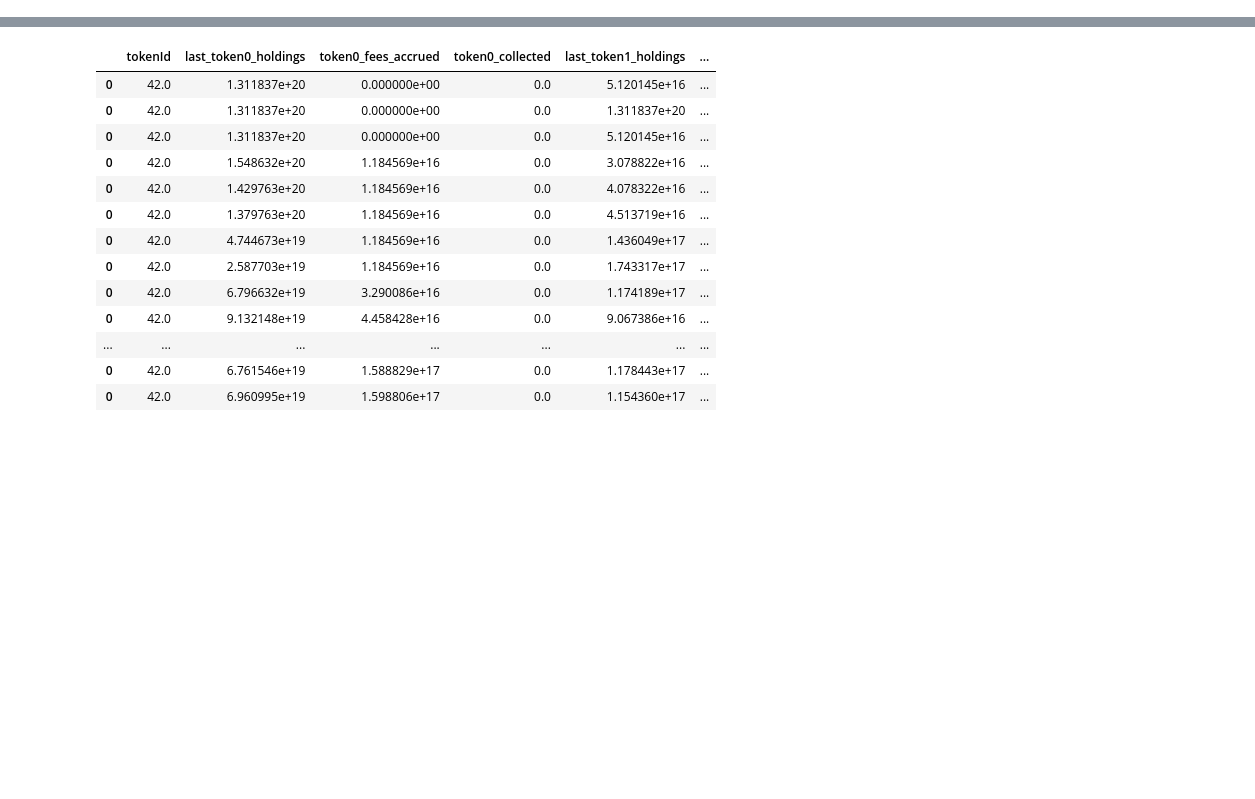
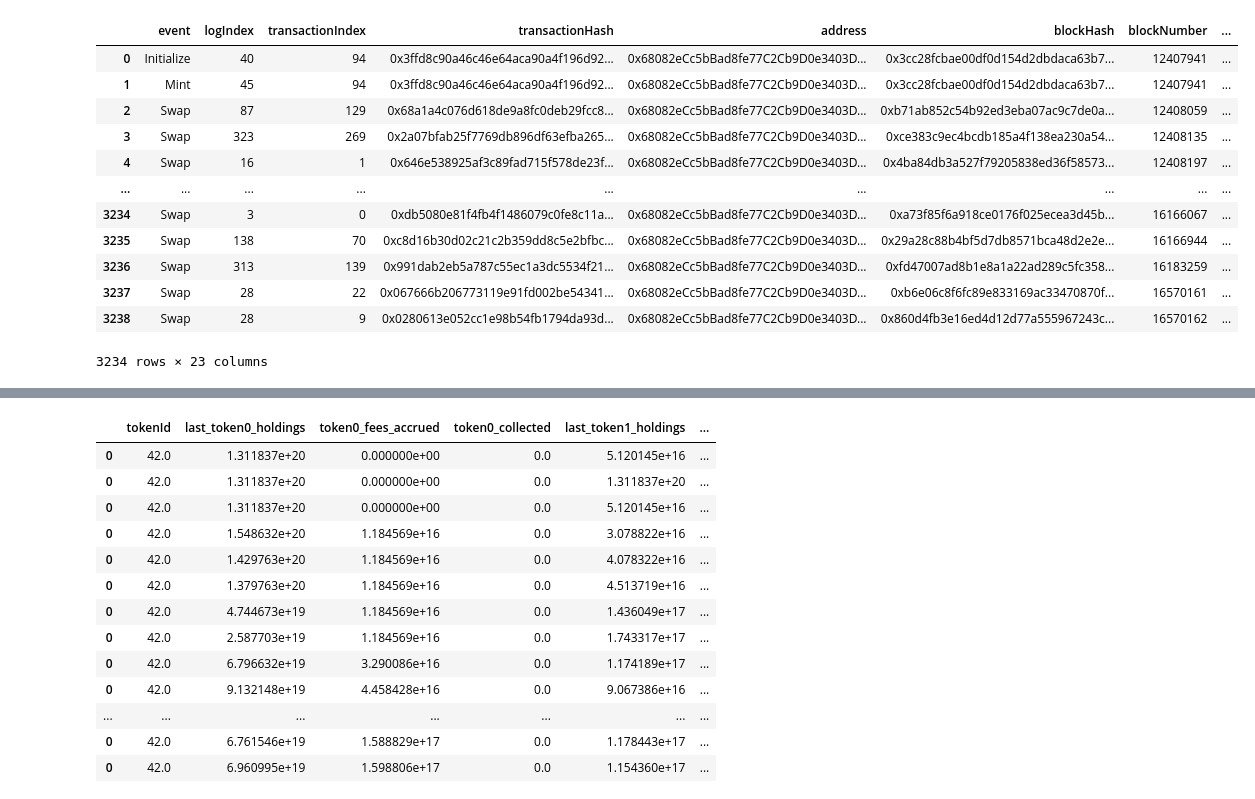
Before and after one commit to Luke-J-Johnson/amm-liquidity, a Jupyter notebook: pools/cl_cpmm/cl_cpmm_usage.ipynb, the cells around one changed output, grey strips where cells are left out. Drawn from its saved outputs; the diff is of its cells as text; code cells hidden in the pictures; blank space fills up the shorter version.

```diff
--- a/pools/cl_cpmm/cl_cpmm_usage.ipynb
+++ b/pools/cl_cpmm/cl_cpmm_usage.ipynb
@@ -59,6 +94,2 @@ df
 # %%
-df = df.merge(nft[['transactionHash', 'tokenId', 'liquidity']], on= ['transactionHash'], how='left')
+df = df.merge(nft[['transactionHash', 'tokenId', 'event']].loc[nft['event'].isin(['Collect', 'Mint', 'Burn'])], on= ['transactionHash', 'event'], how='left')
-# %%
-df['tokenId'] = df['tokenId'].mask(df['event'] == 'Initialize', pd.NA)
-# %%
-df = df.drop_duplicates(subset=['event', 'transactionHash', 'logIndex']).reset_index(drop = True) #wont merge when two+ mints are in transaction, but ill leave you to sort the best way to merge
@@ -67,3 +96,22 @@ df = df.drop_duplicates(subset=['event', 'transactionHash', 'logIndex']).reset_i
+# %%
+#clean for null burns
+df.drop(df.loc[(df['event'] == 'Burn')&(df['args.amount'] == 0)&(df['args.amount0'] == 0)&(df['args.amount1'] == 0)].index, inplace=True)
+# %%
+df
+# %% [output]
+|  | event | logIndex | transactionIndex | transactionHash | address | blockHash | blockNumber | ... |
+| 0 | Initialize | 40 | 94 | 0x3ffd8c90a46c46e64aca90a4f196d92... | 0x68082eCc5bBad8fe77C2Cb9D0e3403D... | 0x3cc28fcbae00df0d154d2dbdaca63b7... | 12407941 | ... |
+| 1 | Mint | 45 | 94 | 0x3ffd8c90a46c46e64aca90a4f196d92... | 0x68082eCc5bBad8fe77C2Cb9D0e3403D... | 0x3cc28fcbae00df0d154d2dbdaca63b7... | 12407941 | ... |
+| 2 | Swap | 87 | 129 | 0x68a1a4c076d618de9a8fc0deb29fcc8... | 0x68082eCc5bBad8fe77C2Cb9D0e3403D... | 0xb71ab852c54b92ed3eba07ac9c7de0a... | 12408059 | ... |
+| 3 | Swap | 323 | 269 | 0x2a07bfab25f7769db896df63efba265... | 0x68082eCc5bBad8fe77C2Cb9D0e3403D... | 0xce383c9ec4bcdb185a4f138ea230a54... | 12408135 | ... |
+| 4 | Swap | 16 | 1 | 0x646e538925af3c89fad715f578de23f... | 0x68082eCc5bBad8fe77C2Cb9D0e3403D... | 0x4ba84db3a527f79205838ed36f58573... | 12408197 | ... |
+| ... | ... | ... | ... | ... | ... | ... | ... | ... |
+| 3234 | Swap | 3 | 0 | 0xdb5080e81f4fb4f1486079c0fe8c11a... | 0x68082eCc5bBad8fe77C2Cb9D0e3403D... | 0xa73f85f6a918ce0176f025ecea3d45b... | 16166067 | ... |
+| 3235 | Swap | 138 | 70 | 0xc8d16b30d02c21c2b359dd8c5e2bfbc... | 0x68082eCc5bBad8fe77C2Cb9D0e3403D... | 0x29a28c88b4bf5d7db8571bca48d2e2e... | 16166944 | ... |
+| 3236 | Swap | 313 | 139 | 0x991dab2eb5a787c55ec1a3dc5534f21... | 0x68082eCc5bBad8fe77C2Cb9D0e3403D... | 0xfd47007ad8b1e8a1a22ad289c5fc358... | 16183259 | ... |
+| 3237 | Swap | 28 | 22 | 0x067666b206773119e91fd002be54341... | 0x68082eCc5bBad8fe77C2Cb9D0e3403D... | 0xb6e06c8f6fc89e833169ac33470870f... | 16570161 | ... |
+| 3238 | Swap | 28 | 9 | 0x0280613e052cc1e98b54fb1794da93d... | 0x68082eCc5bBad8fe77C2Cb9D0e3403D... | 0x860d4fb3e16ed4d12d77a555967243c... | 16570162 | ... |
+3234 rows × 23 columns
 # %%
 FEE = 500 #fee as in contract
 TICK_SPACING = 10 #tick spacing as in contract
```
Also changed, not shown: parts of 26 cells of this notebook, 2 other files.
